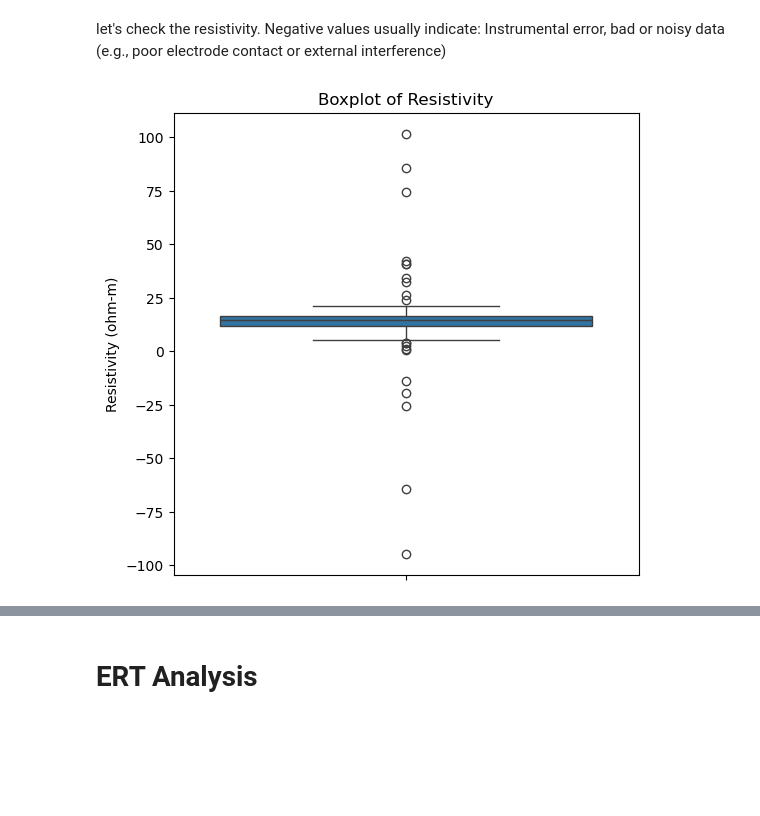
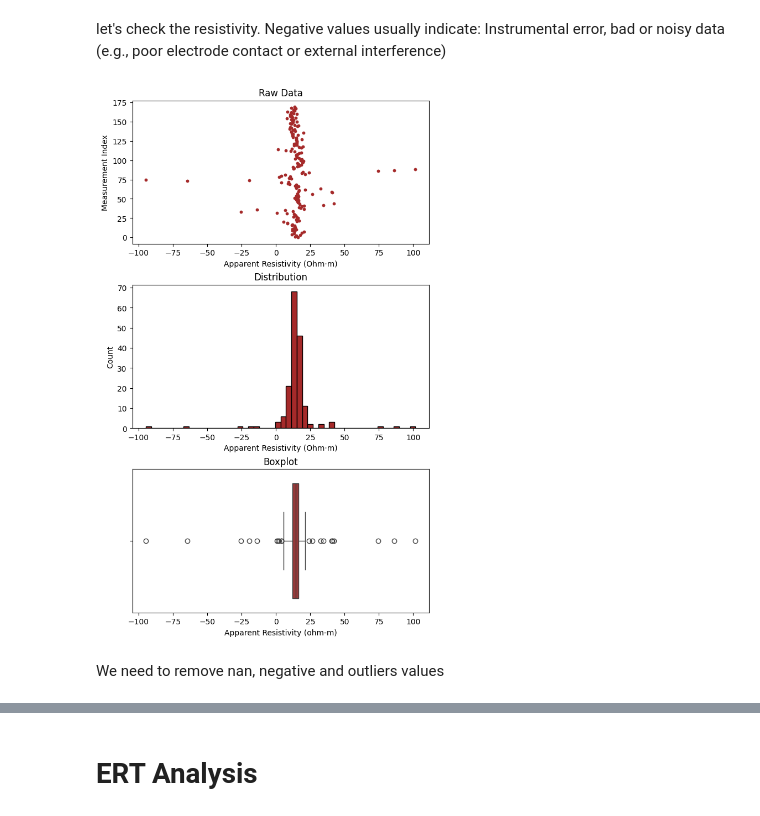
Before and after one commit to ecastillot/FieldCampII_2025, a Jupyter notebook: examples/ert/ert_ROC2025.ipynb, the cells around one changed output, grey strips where cells are left out. Drawn from its saved outputs; the diff is of its cells as text; code cells hidden in the pictures; blank space fills up the shorter version.

```diff
--- a/examples/ert/ert_ROC2025.ipynb
+++ b/examples/ert/ert_ROC2025.ipynb
@@ -85,12 +134,12 @@ parse_stg(filepath, join_date_time=True)
 
 None
 # %%
-
-stg_filepath = "../data/ROC_ERT_032625/ROC2025.stg"
+# change this path to load your own data
+stg_filepath = "/content/FieldCampII_2025/data/ROC_ERT_032625/ROC2025.stg"
 
 # Load the STG file
-stg = ert.parse_stg(stg_filepath)
-print(stg.head())
-print(stg.columns)
-stg.to_csv("stg.csv", index=False)
+stg = fc2_ert.parse_stg(stg_filepath)
+display(stg.head())
+print("Columns:", stg.columns.tolist())
+stg.to_csv("stg.csv", index=False) # in case you want to export it
 # %% [output]
@@ -130,11 +170,34 @@ let's check the resistivity. Negative values usually indicate: Instrumental erro
 # %%
 import seaborn as sns
 import matplotlib.pyplot as plt
 
-plt.figure(figsize=(6, 6))
-sns.boxplot(y=stg['resistivity'].dropna())
-plt.title("Boxplot of Resistivity")
-plt.ylabel("Apparent Resistivity (ohm-m)")
+fig, axs = plt.subplots(3, 1, figsize=(6, 10), sharex=True, constrained_layout=True)
+
+# 1st subplot: Scatter plot
+axs[0].scatter(stg['resistivity'], stg.index, color='brown', s=10)
+axs[0].set_title("Raw Data")
+axs[0].set_ylabel("Measurement Index")
+axs[0].set_xlabel("Apparent Resistivity (Ohm·m)")
+
+# 2ndsubplot: Histogram
+axs[1].hist(stg['resistivity'], bins=50, color='brown', edgecolor='black')
+axs[1].set_title("Distribution")
+axs[1].set_xlabel("Apparent Resistivity (Ohm·m)")
+axs[1].set_ylabel("Count")
+
+# 3rd subplot: Horizontal boxplot with resistivity on x-axis
+sns.boxplot(x=stg['resistivity'].dropna(), color='brown', ax=axs[2])
+axs[2].set_title("Boxplot")
+axs[2].set_xlabel("Apparent Resistivity (ohm-m)")
+axs[2].set_ylabel("")
+
+# Force x-axis tick labels visible on all subplots
+for ax in axs:
+    ax.xaxis.set_tick_params(labelbottom=True)
+
+plt.savefig("stg_resistivity_original.png", dpi=300)
 plt.show()
 # %% [output]
-[figure, old version]
+[figure, new version]
+# %% [markdown]
+We need to remove nan, negative and outliers values
```
Also changed, not shown: parts of 50 cells of this notebook, 1 other file.
